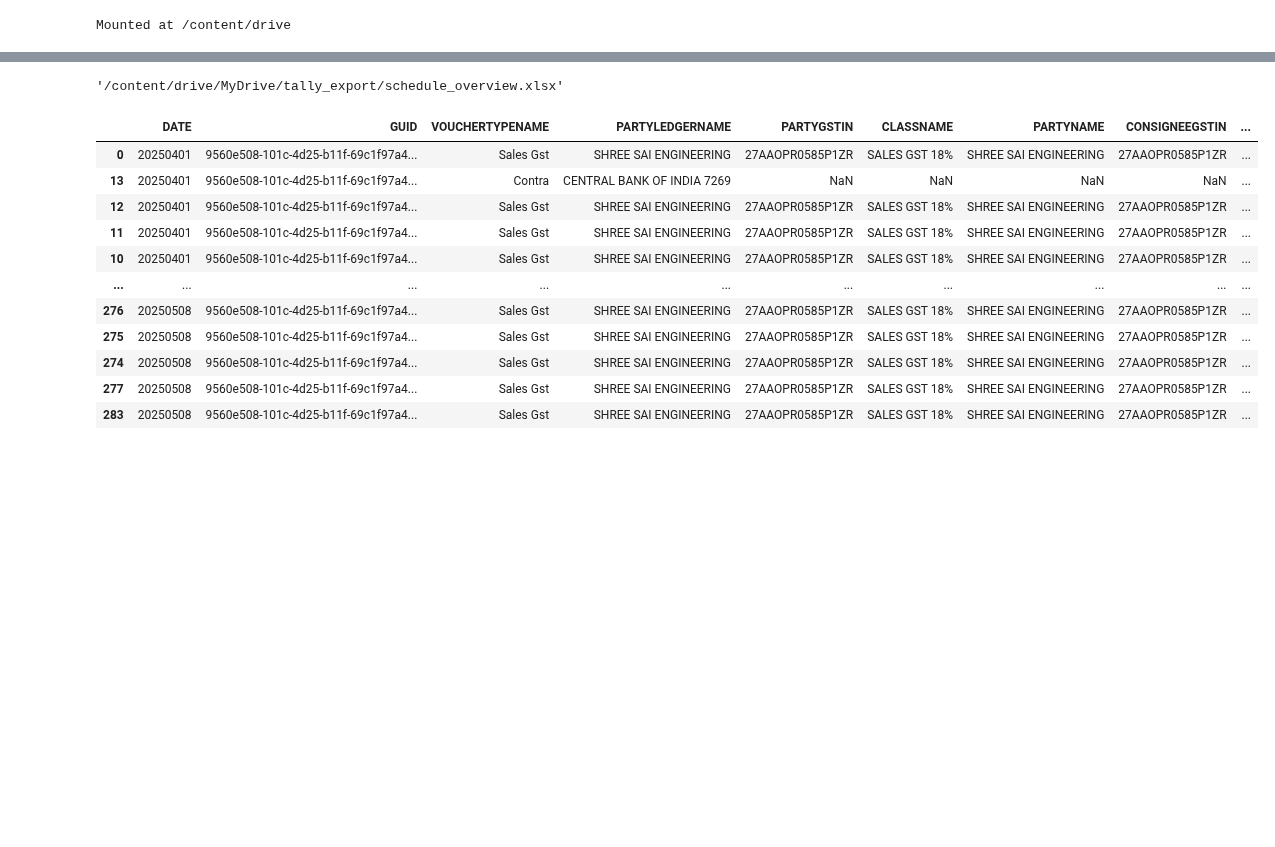
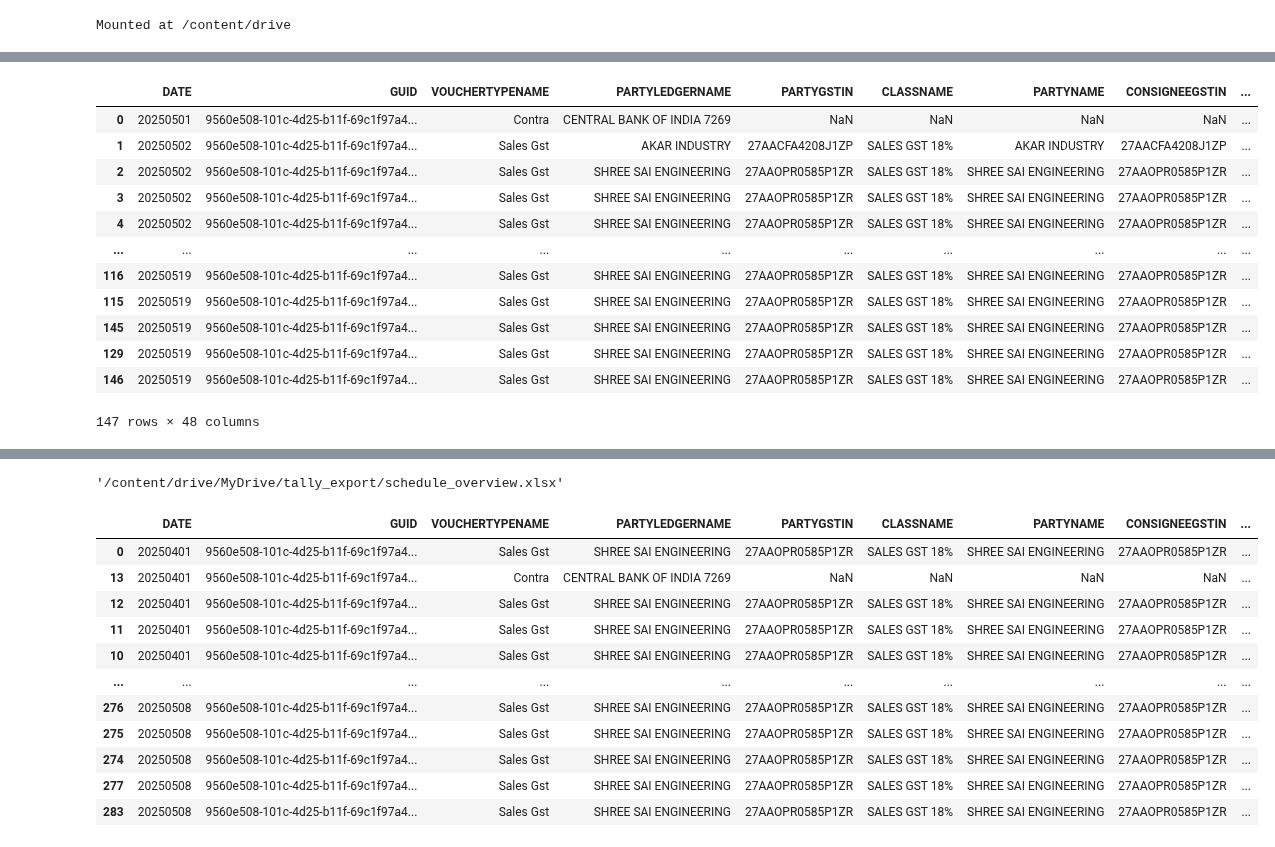
Before and after one commit to omkar-salunke/accounts, a Jupyter notebook: both_tally_daybook.ipynb, the cells around one changed output, grey strips where cells are left out. Saved outputs shown, nothing was run; the diff lists cells and outputs as text; code cells hidden in the pictures; blank space fills up the shorter version.

```diff
--- a/both_tally_daybook.ipynb
+++ b/both_tally_daybook.ipynb
@@ -138,6 +155,22 @@ df_schedule_merge_me['FROM']="ME"
 # df_schedule_merge_soe.to_excel(writer, sheet_name = 'SOE')
 # df_schedule_merge_me.to_excel(writer, sheet_name = 'ME')
 # writer.close()
+# %%
+df_raw_soe
+# %% [output]
+|  | DATE | GUID | VOUCHERTYPENAME | PARTYLEDGERNAME | PARTYGSTIN | CLASSNAME | PARTYNAME | CONSIGNEEGSTIN | ... |
+| 0 | 20250501 | 9560e508-101c-4d25-b11f-69c1f97a4... | Contra | CENTRAL BANK OF INDIA 7269 | NaN | NaN | NaN | NaN | ... |
+| 1 | 20250502 | 9560e508-101c-4d25-b11f-69c1f97a4... | Sales Gst | AKAR INDUSTRY | 27AACFA4208J1ZP | SALES GST 18% | AKAR INDUSTRY | 27AACFA4208J1ZP | ... |
+| 2 | 20250502 | 9560e508-101c-4d25-b11f-69c1f97a4... | Sales Gst | SHREE SAI ENGINEERING | 27AAOPR0585P1ZR | SALES GST 18% | SHREE SAI ENGINEERING | 27AAOPR0585P1ZR | ... |
+| 3 | 20250502 | 9560e508-101c-4d25-b11f-69c1f97a4... | Sales Gst | SHREE SAI ENGINEERING | 27AAOPR0585P1ZR | SALES GST 18% | SHREE SAI ENGINEERING | 27AAOPR0585P1ZR | ... |
+| 4 | 20250502 | 9560e508-101c-4d25-b11f-69c1f97a4... | Sales Gst | SHREE SAI ENGINEERING | 27AAOPR0585P1ZR | SALES GST 18% | SHREE SAI ENGINEERING | 27AAOPR0585P1ZR | ... |
+| ... | ... | ... | ... | ... | ... | ... | ... | ... | ... |
+| 116 | 20250519 | 9560e508-101c-4d25-b11f-69c1f97a4... | Sales Gst | SHREE SAI ENGINEERING | 27AAOPR0585P1ZR | SALES GST 18% | SHREE SAI ENGINEERING | 27AAOPR0585P1ZR | ... |
+| 115 | 20250519 | 9560e508-101c-4d25-b11f-69c1f97a4... | Sales Gst | SHREE SAI ENGINEERING | 27AAOPR0585P1ZR | SALES GST 18% | SHREE SAI ENGINEERING | 27AAOPR0585P1ZR | ... |
+| 145 | 20250519 | 9560e508-101c-4d25-b11f-69c1f97a4... | Sales Gst | SHREE SAI ENGINEERING | 27AAOPR0585P1ZR | SALES GST 18% | SHREE SAI ENGINEERING | 27AAOPR0585P1ZR | ... |
+| 129 | 20250519 | 9560e508-101c-4d25-b11f-69c1f97a4... | Sales Gst | SHREE SAI ENGINEERING | 27AAOPR0585P1ZR | SALES GST 18% | SHREE SAI ENGINEERING | 27AAOPR0585P1ZR | ... |
+| 146 | 20250519 | 9560e508-101c-4d25-b11f-69c1f97a4... | Sales Gst | SHREE SAI ENGINEERING | 27AAOPR0585P1ZR | SALES GST 18% | SHREE SAI ENGINEERING | 27AAOPR0585P1ZR | ... |
+147 rows × 48 columns
 # %%
 df_schedule = pd.read_excel("/content/drive/MyDrive/tally_export/schedule_overview.xlsx",sheet_name = 'Planned_Schedule')
 # df_raw_soe_sales_schedule
```
Also changed, not shown: parts of 5 cells of this notebook.
